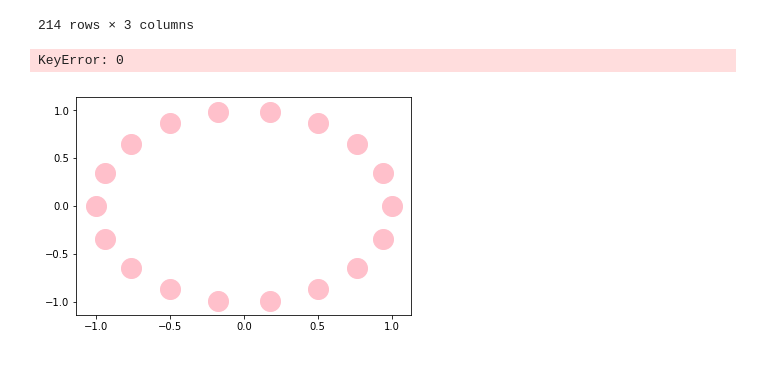
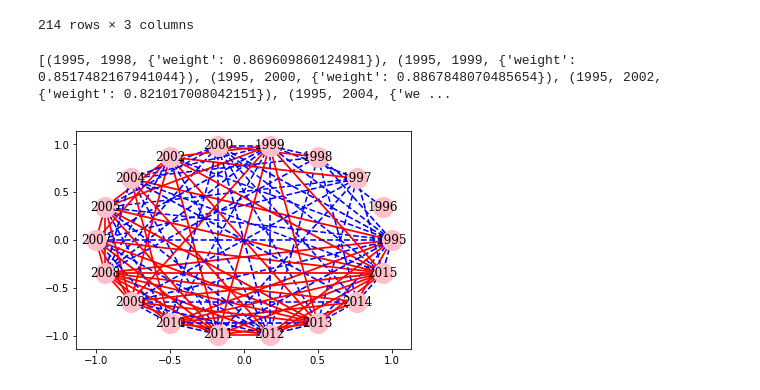
Before and after one commit to hgse-s435/final-project-sophiemann, a Jupyter notebook: Sophie Mann Final.ipynb, the cells around one changed output. Cells and saved outputs as stored; diff of their text form; code cells hidden in the pictures.

```diff
--- a/Sophie Mann Final.ipynb
+++ b/Sophie Mann Final.ipynb
@@ -604,44 +604,44 @@ links_filtered_sorted
 # nx.draw(G, with_labels=True, node_color='pink', node_size=400, edge_color='black',  font_size=15)
 # plt.show()
 
-#tried to show different colored connections for different connection strengths (this worked last night
-#and now doesn't)
+#network with different
 import networkx as nx
 import matplotlib.pyplot as plt
 import pandas as pd
+links_filtered = links_filtered.reset_index(drop=True)
 Graph = nx.Graph()
 
 node_list = list(set(links_filtered["var1"]))
 for node in node_list:
     Graph.add_node(node)
 
 pos=nx.circular_layout(Graph)
 nx.draw_networkx_nodes(Graph,pos,node_color='pink',node_size=400)
 
 for i in range(len(links_filtered)):
     Graph.add_edge(links_filtered["var1"][i], links_filtered["var2"][i], weight=links_filtered["value"][i])
 print(Graph.edges(data=True))
 
 
 all_weights = []
 for (node1, node2, data) in Graph.edges(data=True):
     all_weights.append(data["weight"])
 
 unique_weights = list(set(all_weights))
 
 for weight in unique_weights:
     weighted_edges = [(node1,node2) for (node1,node2,edge_attr) in Graph.edges(data=True) if edge_attr['weight']==weight]
     width = weight*len(node_list)*10.0/sum(all_weights)
-    if weight <= 0.9:
+    if weight > 0.9:
         nx.draw_networkx_edges(Graph,pos,edgelist=weighted_edges,width=width, edge_color='b', style='dashed')
     else:
         nx.draw_networkx_edges(Graph,pos,edgelist=weighted_edges,width=width, edge_color='r')
 
 nx.draw_networkx_labels(Graph,pos,font_size=12,font_family='serif')
 plt.show()
 # %% [output]
-KeyError: 0
+[(1995, 1998, {'weight': 0.869609860124981}), (1995, 1999, {'weight': 0.8517482167941044}), (1995, 2000, {'weight': 0.8867848070485654}), (1995, 2002, {'weight': 0.821017008042151}), (1995, 2004, {'we ...
-[figure, old version]
+[figure, new version]
 # %%
 import matplotlib.colors as mcolors
 def draw(G, pos, measures, measure_name):
```
